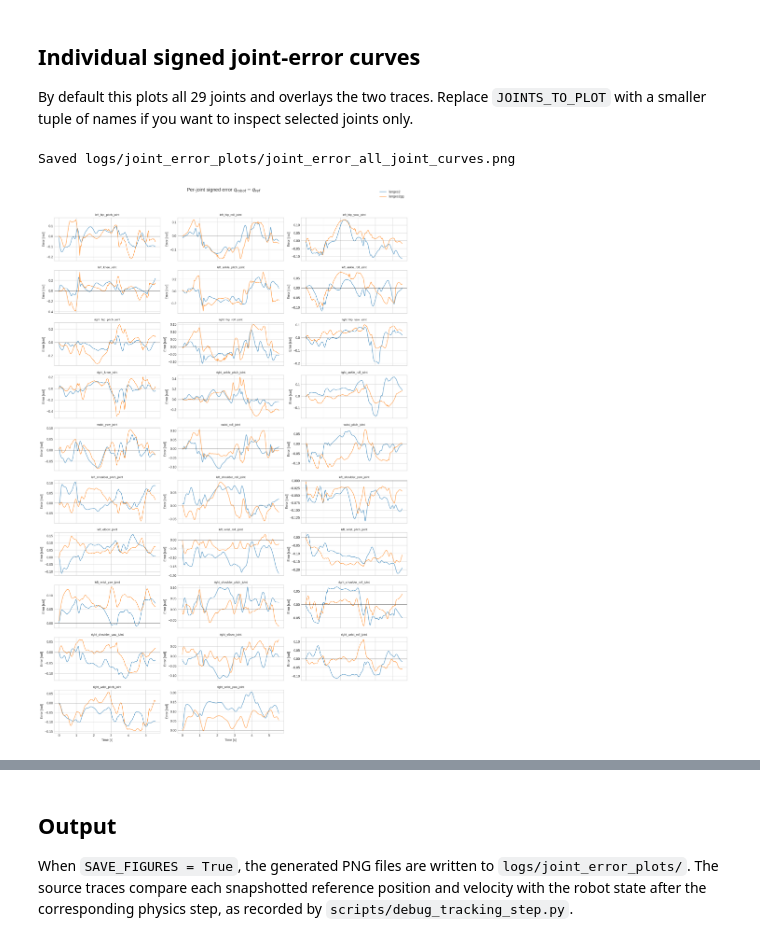
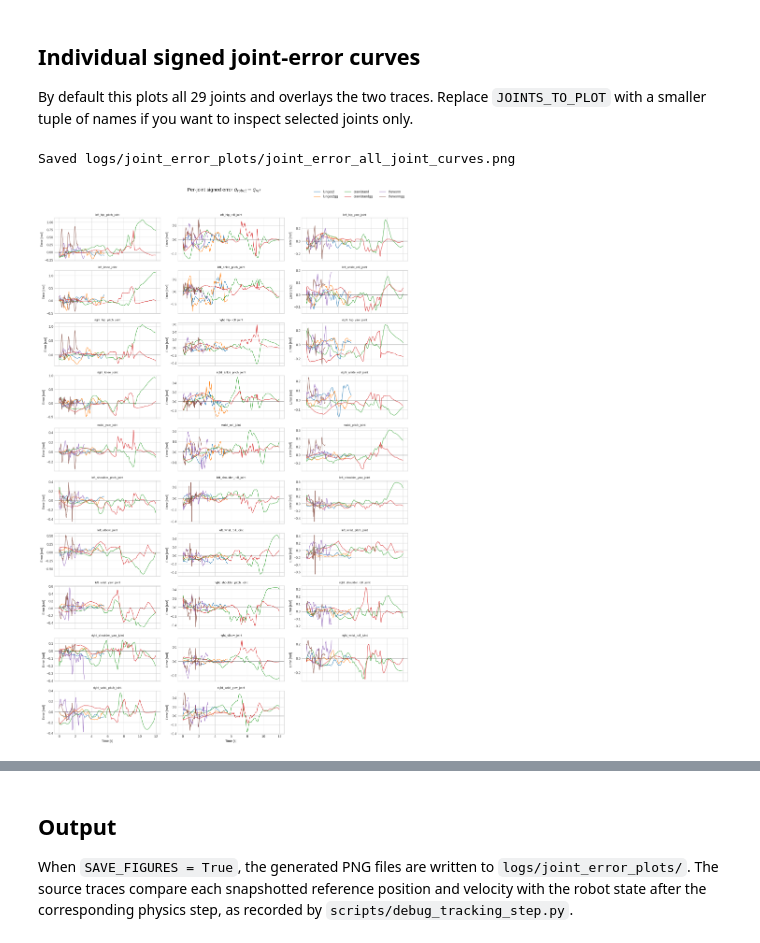
Before and after one commit to yx-lim/mjlab-trained, a Jupyter notebook: notebooks/signed_joint_position_error.ipynb, the cells around one changed output, grey strips where cells are left out. Cells and saved outputs as stored; diff of their text form; code cells hidden in the pictures.

```diff
--- a/notebooks/signed_joint_position_error.ipynb
+++ b/notebooks/signed_joint_position_error.ipynb
@@ -36,6 +36,11 @@ ROOT = find_repo_root()
 TRACE_FILES = {
   "lunges2": ROOT / "logs/lunges2_trace.csv",
   "lunges2gg": ROOT / "logs/lunges2gg_trace.csv",
+  "crawlstand_20k": ROOT / "logs/crawlstand_trace.csv",
+  "crawlstand_30k": ROOT / "logs/crawlstand_trace_30000.csv",
+  "crawlstandgg_20k": ROOT / "logs/crawlstandgg_trace.csv",
+  "theworm": ROOT / "logs/theworm_trace.csv",
+  "thewormgg": ROOT / "logs/thewormgg_trace.csv",
 }
 
 # Characteristic tolerances used to combine position and velocity errors.
@@ -113,6 +118,10 @@ class JointTrace:
   @property
   def joint_mean_signed_position_error(self) -> np.ndarray:
     return np.mean(self.position_error, axis=0)
+
+  @property
+  def joint_position_error_variance(self) -> np.ndarray:
+    return np.var(self.position_error, axis=0, ddof=0)
 
 
 def load_joint_trace(label: str, csv_path: Path) -> JointTrace:
@@ -210,7 +219,9 @@ colors = {label: palette(index) for index, label in enumerate(traces)}
 
 header = (
   f"{'trace':<12} {'samples':>8} {'duration [s]':>14} "
-  f"{'mean q RMSE':>14} {'mean v RMSE':>14} {'mean x RMSE':>14}"
+  f"{'mean q RMSE':>14} {'var q RMSE':>14} "
+  f"{'mean v RMSE':>14} {'var v RMSE':>14} "
+  f"{'mean x RMSE':>14} {'var x RMSE':>14}"
 )
 print(header)
 for trace in traces.values():
@@ -221,7 +232,10 @@ for trace in traces.values():
     f"{trace.label:<12} {len(trace.time_s):>8} "
     f"{trace.time_s[-1] - trace.time_s[0]:>14.3f} "
     f"{trace.frame_position_rmse.mean():>14.5f} "
+    f"{trace.frame_position_rmse.var(ddof=0):>14.5f} "
     f"{trace.frame_velocity_rmse.mean():>14.5f} "
-    f"{state_rmse.mean():>14.5f}"
+    f"{trace.frame_velocity_rmse.var(ddof=0):>14.5f} "
+    f"{state_rmse.mean():>14.5f} "
+    f"{state_rmse.var(ddof=0):>14.5f}"
   )
 # %% [output]
@@ -301,7 +321,7 @@ norm = TwoSlopeNorm(vmin=-color_limit, vcenter=0.0, vmax=color_limit)
 fig, axes = plt.subplots(
   len(traces),
   1,
-  figsize=(15, 13),
+  figsize=(15, max(13, 5.5 * len(traces))),
   sharex=True,
   constrained_layout=True,
   squeeze=False,
@@ -358,44 +378,44 @@ fig, axes = plt.subplots(
   figsize=(16, max(3.2, 2.4 * nrows)),
   sharex=True,
   squeeze=False,
-)uv run python scripts/debug_tracking_step.py \
-  Mjlab-Tracking-Flat-Unitree-G1 \
-  --checkpoint-file logs/rsl_rl/g1_tracking/2026-08-12_18-43-33_lunges2gg/model_20000.pt \
-  --motion-file motion/lunges2gg.npz \
-  --output-file logs/lunges2gg_trace.csv \
-  --disable-terminations True
+)
 flat_axes = axes.ravel()
 
 for axis, joint_name in zip(flat_axes, JOINTS_TO_PLOT, strict=False):
   joint_index = joint_names.index(joint_name)
   for label, trace in traces.items():
     axis.plot(
       trace.time_s,
       trace.position_error[:, joint_index],
       color=colors[label],
       label=label,
       linewidth=1.1,
     )
   axis.axhline(0.0, color="black", linewidth=0.6, alpha=0.7)
   axis.set_title(joint_name, fontsize=9)
   axis.set_ylabel("Error [rad]")
 
 for axis in flat_axes[len(JOINTS_TO_PLOT) :]:
   axis.set_visible(False)
 for axis in axes[-1, :]:
   if axis.get_visible():
     axis.set_xlabel("Time [s]")
 
 handles, labels = flat_axes[0].get_legend_handles_labels()
 fig.legend(
-  handles, labels, loc="upper right", bbox_to_anchor=(0.99, 0.995), frameon=False
+  handles,
+  labels,
+  loc="upper right",
+  bbox_to_anchor=(0.99, 0.995),
+  frameon=False,
+  ncol=min(3, len(traces)),
 )
 fig.suptitle(r"Per-joint signed error $q_{robot}-q_{ref}$", y=0.995, fontsize=15)
 fig.tight_layout(rect=(0.0, 0.0, 1.0, 0.97))
 
 save_figure(fig, "joint_error_all_joint_curves.png")
 plt.show()
 # %% [output]
 Saved logs/joint_error_plots/joint_error_all_joint_curves.png
-[figure, old version]
+[figure, new version]
 # %% [markdown]
```
Also changed, not shown: parts of 7 cells of this notebook, 20 other files.
